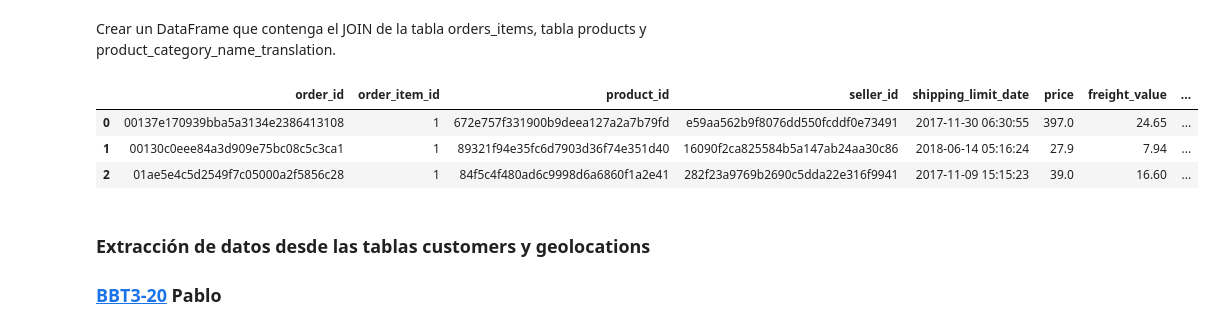
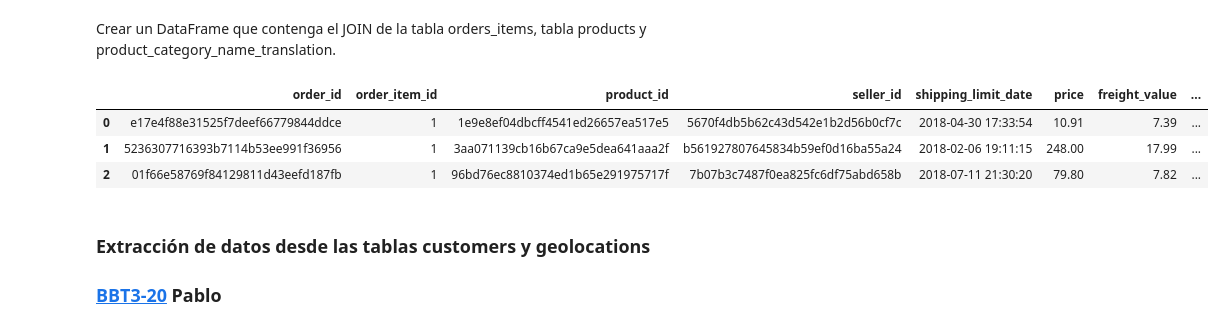
Before and after one commit to alkemyTech/BBVA-BDS-W1-T3, a Jupyter notebook: Caso_de_Negocio.ipynb, the cells around one changed output. Cells and saved outputs as stored; diff of their text form; code cells hidden in the pictures.

```diff
--- a/Caso_de_Negocio.ipynb
+++ b/Caso_de_Negocio.ipynb
@@ -235,21 +235,20 @@ Crear un DataFrame que contenga el JOIN de la tabla orders_items, tabla products
 # %%
 query_ordersitems_products = '''
 SELECT *
 FROM order_items AS oi
 INNER JOIN products AS p
   ON oi.product_id = p.product_id
 INNER JOIN product_category_name_translation AS pct
   ON p.product_category_name = pct.product_category_name
-GROUP BY p.product_category_name
 ;
 '''
 orderitems_products_df = pd.read_sql_query(query_ordersitems_products, conn)
 orderitems_products_df.head(3)
 # %% [output]
 |  | order_id | order_item_id | product_id | seller_id | shipping_limit_date | price | freight_value | ... |
-| 0 | 00137e170939bba5a3134e2386413108 | 1 | 672e757f331900b9deea127a2a7b79fd | e59aa562b9f8076dd550fcddf0e73491 | 2017-11-30 06:30:55 | 397.0 | 24.65 | ... |
-| 1 | 00130c0eee84a3d909e75bc08c5c3ca1 | 1 | 89321f94e35fc6d7903d36f74e351d40 | 16090f2ca825584b5a147ab24aa30c86 | 2018-06-14 05:16:24 | 27.9 | 7.94 | ... |
-| 2 | 01ae5e4c5d2549f7c05000a2f5856c28 | 1 | 84f5c4f480ad6c9998d6a6860f1a2e41 | 282f23a9769b2690c5dda22e316f9941 | 2017-11-09 15:15:23 | 39.0 | 16.60 | ... |
+| 0 | e17e4f88e31525f7deef66779844ddce | 1 | 1e9e8ef04dbcff4541ed26657ea517e5 | 5670f4db5b62c43d542e1b2d56b0cf7c | 2018-04-30 17:33:54 | 10.91 | 7.39 | ... |
+| 1 | 5236307716393b7114b53ee991f36956 | 1 | 3aa071139cb16b67ca9e5dea641aaa2f | b561927807645834b59ef0d16ba55a24 | 2018-02-06 19:11:15 | 248.00 | 17.99 | ... |
+| 2 | 01f66e58769f84129811d43eefd187fb | 1 | 96bd76ec8810374ed1b65e291975717f | 7b07b3c7487f0ea825fc6df75abd658b | 2018-07-11 21:30:20 | 79.80 | 7.82 | ... |
 # %% [markdown]
 ### Extracción de datos desde las tablas customers y geolocations
 
```
Also changed, not shown: parts of 16 cells of this notebook.
